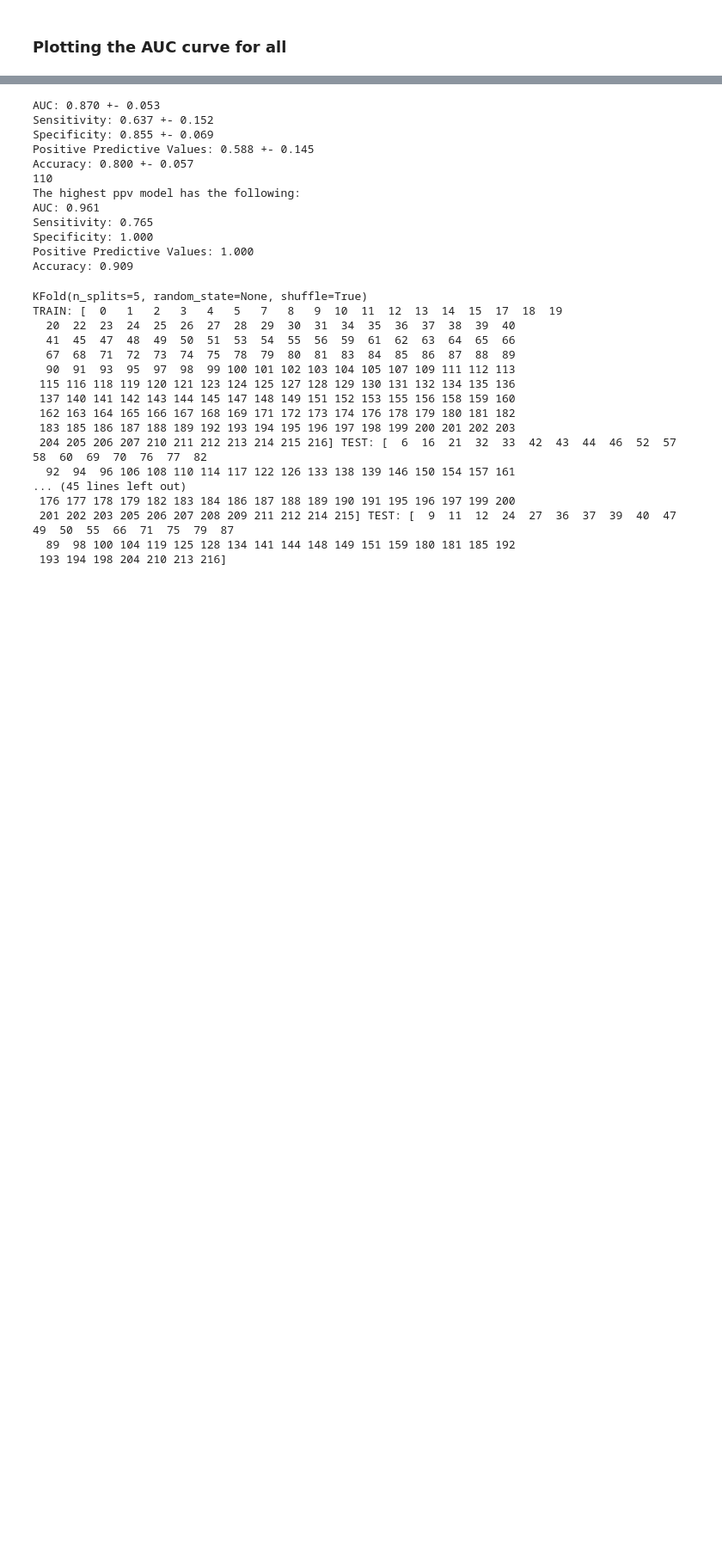
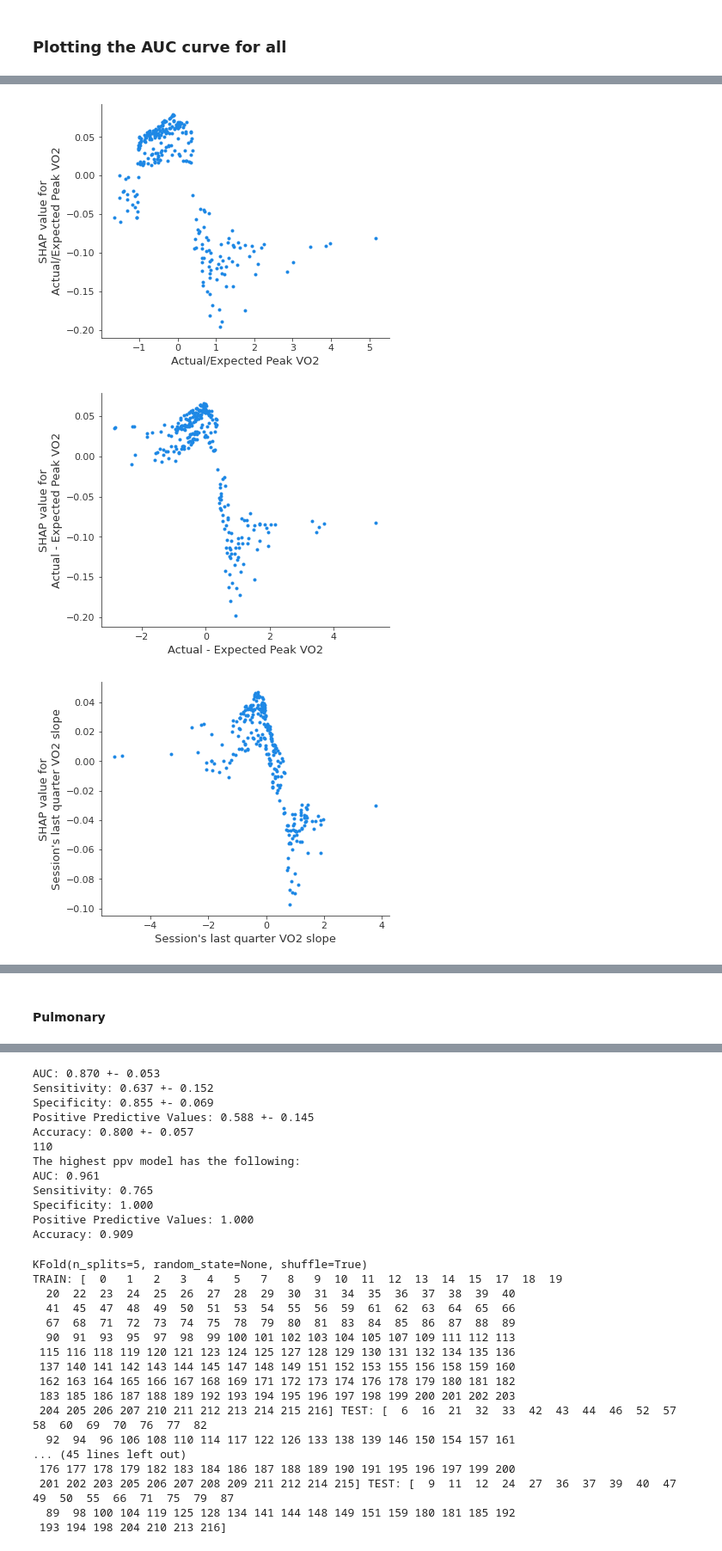
Before and after one commit to julioportellah/cpet-dashboard-backend, a Jupyter notebook: custom_shap/time_kfold_analysis_models.ipynb, the cells around one changed output, grey strips where cells are left out. Shown at 86% size. Cells and saved outputs as stored; diff of their text form; code cells hidden in the pictures; blank space fills up the shorter version.

```diff
--- a/custom_shap/time_kfold_analysis_models.ipynb
+++ b/custom_shap/time_kfold_analysis_models.ipynb
@@ -854,0 +459,9 @@ rest_data_df_100.loc[rest_data_df_100.PulmonaryLim==1].groupby(['sex']).count()
+# %%
+ravel_plots = True
+if ravel_plots is True:
+    for feature in col_translated_c[:5]:
+        shap.dependence_plot(feature, shap_values_c[1], dfScaledC, show=False, interaction_index=None)
+# %% [output]
+[figure, added]
+[figure, added]
+[figure, added]
@@ -854,0 +470,2 @@ rest_data_df_100.loc[rest_data_df_100.PulmonaryLim==1].groupby(['sex']).count()
+# %% [markdown]
+#### Pulmonary
```
Also changed, not shown: parts of 68 cells of this notebook.
